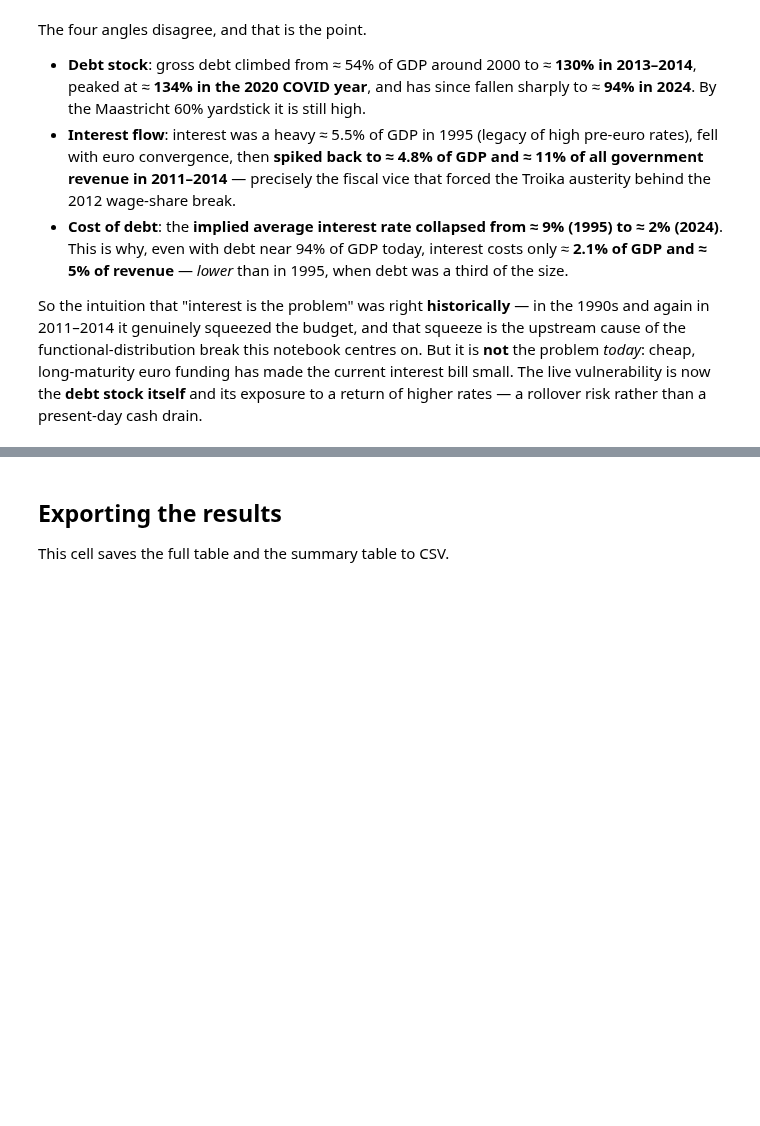
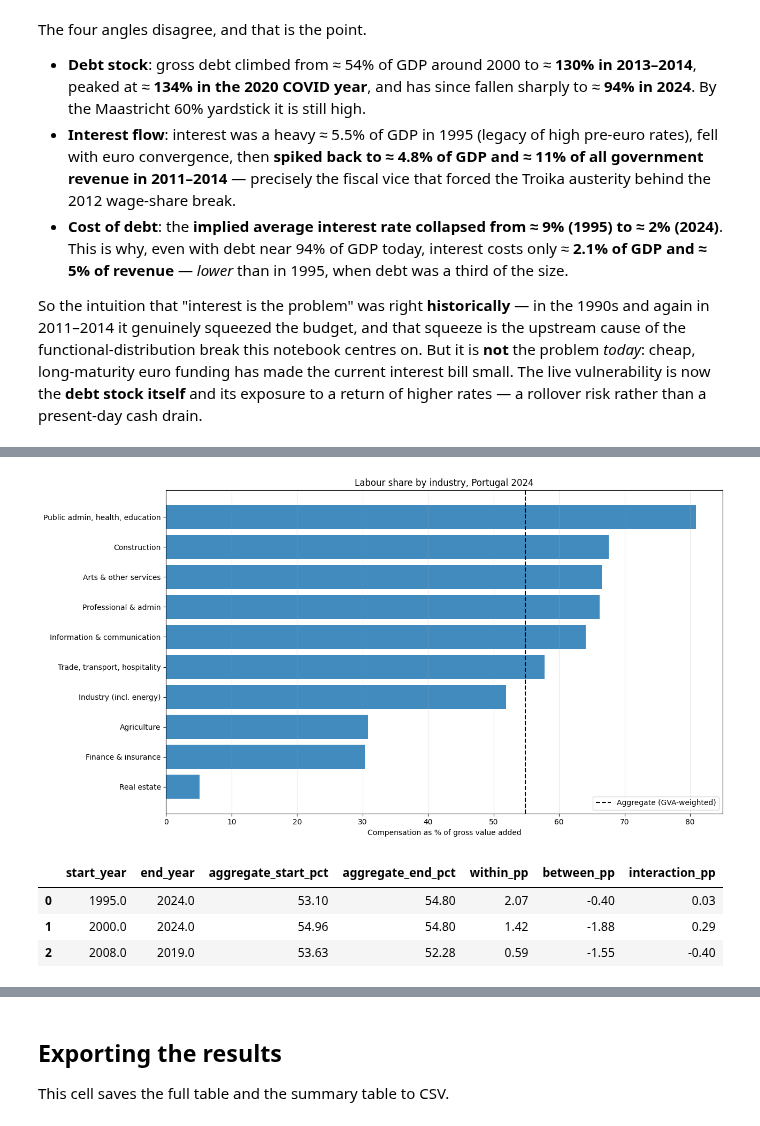
Before and after one commit to DiogoRibeiro7/ds-projects-portfolio, a Jupyter notebook: projects/portugal_gdp_income_distribution/portugal_gdp_income_distribution.ipynb, the cells around one changed output, grey strips where cells are left out. Cells and saved outputs as stored; diff of their text form; code cells hidden in the pictures; blank space fills up the shorter version.

```diff
--- a/projects/portugal_gdp_income_distribution/portugal_gdp_income_distribution.ipynb
+++ b/projects/portugal_gdp_income_distribution/portugal_gdp_income_distribution.ipynb
@@ -2031,0 +2144,72 @@ So the intuition that "interest is the problem" was right **historically** — i
+# %%
+NACE_A10_BRANCHES: Final[dict[str, str]] = {
+    "A": "Agriculture", "B-E": "Industry (incl. energy)", "F": "Construction",
+    "G-I": "Trade, transport, hospitality", "J": "Information & communication",
+    "K": "Finance & insurance", "L": "Real estate", "M_N": "Professional & admin",
+    "O-Q": "Public admin, health, education", "R-U": "Arts & other services",
+}  # the 10 non-overlapping A10 branches (manufacturing "C" is a subset of B-E and is excluded)
+
+
+def build_industry_labour_shares() -> pd.DataFrame:
+    """Build labour shares (compensation / GVA) for the ten NACE A10 branches."""
+    frames = []
+    for nace in NACE_A10_BRANCHES:
+        gva = fetch_eurostat_series(f"Eurostat/nama_10_a10/A.CP_MEUR.{nace}.B1G.PT", "gva")
+        compensation = fetch_eurostat_series(f"Eurostat/nama_10_a10/A.CP_MEUR.{nace}.D1.PT", "compensation")
+        branch = gva.merge(compensation, on="year", how="inner")
+        branch["nace"] = nace
+        frames.append(branch)
+    panel = pd.concat(frames, ignore_index=True)
+    panel["labour_share_pct"] = 100.0 * panel["compensation"] / panel["gva"]
+    return panel
+
+
+def shift_share_decomposition(panel: pd.DataFrame, start_year: int, end_year: int) -> pd.Series:
+    """Decompose the aggregate labour-share change into within/between/interaction."""
+    start = panel[panel["year"] == start_year].set_index("nace")
+    end = panel[panel["year"] == end_year].set_index("nace")
+    common = start.index.intersection(end.index)
+    start, end = start.loc[common], end.loc[common]
+    w0, w1 = start["gva"] / start["gva"].sum(), end["gva"] / end["gva"].sum()
+    ls0, ls1 = start["compensation"] / start["gva"], end["compensation"] / end["gva"]
+    return pd.Series({
+        "start_year": start_year, "end_year": end_year,
+        "aggregate_start_pct": round(100 * float((w0 * ls0).sum()), 2),
+        "aggregate_end_pct": round(100 * float((w1 * ls1).sum()), 2),
+        "within_pp": round(100 * float((w0 * (ls1 - ls0)).sum()), 2),
+        "between_pp": round(100 * float(((w1 - w0) * ls0).sum()), 2),
+        "interaction_pp": round(100 * float(((w1 - w0) * (ls1 - ls0)).sum()), 2),
+    })
+
+
+def plot_industry_labour_shares(panel: pd.DataFrame, year: int) -> None:
+    """Bar chart of labour share by industry for a given year."""
+    snapshot = panel[panel["year"] == year].copy()
+    snapshot["label"] = snapshot["nace"].map(NACE_A10_BRANCHES)
+    snapshot = snapshot.sort_values("labour_share_pct")
+    fig, ax = plt.subplots(figsize=(13, 7))
+    ax.barh(snapshot["label"], snapshot["labour_share_pct"], color="tab:blue", alpha=0.85)
+    ax.axvline(float((snapshot["compensation"].sum() / snapshot["gva"].sum()) * 100),
+               linestyle="--", color="black", label="Aggregate (GVA-weighted)")
+    ax.set_title(f"Labour share by industry, Portugal {year}")
+    ax.set_xlabel("Compensation as % of gross value added")
+    ax.grid(True, axis="x", alpha=0.3)
+    ax.legend()
+    plt.tight_layout()
+    plt.show()
+
+
+industry_panel = build_industry_labour_shares()
+plot_industry_labour_shares(industry_panel, 2024)
+industry_shift_share = pd.DataFrame([
+    shift_share_decomposition(industry_panel, 1995, 2024),
+    shift_share_decomposition(industry_panel, 2000, 2024),
+    shift_share_decomposition(industry_panel, 2008, 2019),
+])
+industry_shift_share
+# %% [output]
+[figure, added]
+|  | start_year | end_year | aggregate_start_pct | aggregate_end_pct | within_pp | between_pp | interaction_pp |
+| 0 | 1995.0 | 2024.0 | 53.10 | 54.80 | 2.07 | -0.40 | 0.03 |
+| 1 | 2000.0 | 2024.0 | 54.96 | 54.80 | 1.42 | -1.88 | 0.29 |
+| 2 | 2008.0 | 2019.0 | 53.63 | 52.28 | 0.59 | -1.55 | -0.40 |
```
Also changed, not shown: parts of 14 cells of this notebook, 2 other files.
